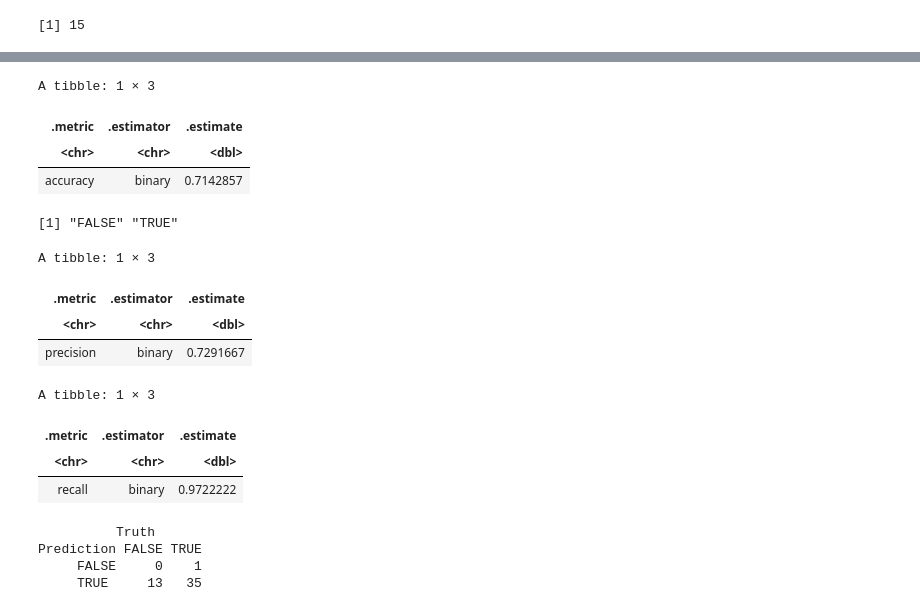
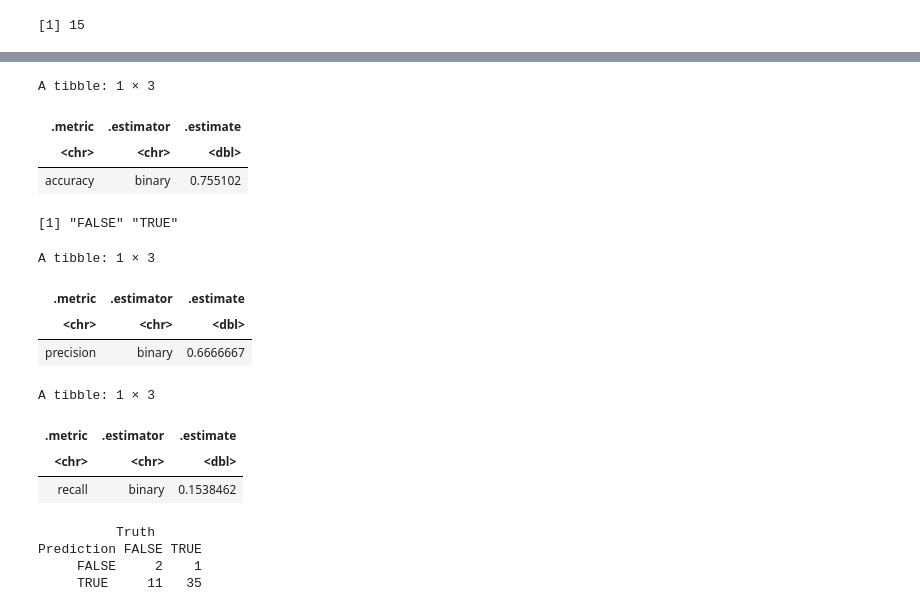
Before and after one commit to Rico-rgb/dsci-100-project-template, a Jupyter notebook: project real.ipynb, the cells around one changed output, grey strips where cells are left out. Saved outputs shown, nothing was run; the diff lists cells and outputs as text; code cells hidden in the pictures.

```diff
--- a/project real.ipynb
+++ b/project real.ipynb
@@ -111,4 +119,5 @@ Warning message:
 # %%
+set.seed(23)
 # This cell is for the KNN classification model for the prediction of subscriptions
 
 player_data_clean <- player_data_clean |>
@@ -144,8 +153,10 @@ knn_workflow <- workflow() |>
   collect_metrics()
 
 #find the best K to use in the model
-best_k <- knn_workflow |>
-          filter(.metric == "accuracy") |>
+accuracies <- knn_workflow |>
+          filter(.metric == "accuracy")
+
+best_k <- accuracies |>
           slice_max(mean, n = 1) |>
           pull(neighbors)
 best_k
@@ -154,48 +179,49 @@ best_k
 # %%
+set.seed(29)
 #use the best k to train the model once again
 knn_spec_best <- nearest_neighbor(weight_func = "rectangular", neighbors = best_k) |>
   set_engine("kknn") |>
   set_mode("classification")
 
 knn_fit <- workflow() |>
   add_recipe(knn_recipe) |>
   add_model(knn_spec_best) |>
   fit(data = train_data)
 
 #Use the new trained model to make predictions on the test set, look at its confusion matrix and assess its accuracy, precision, and recall
 player_test_predictions <- predict(knn_fit, test_data) |>
   bind_cols(test_data)
 
 player_test_predictions |>
   metrics(truth = subscribe, estimate = .pred_class) |>
   filter(.metric == "accuracy")
 
 player_test_predictions |> pull(subscribe) |> levels()
 
 player_test_predictions |>
-    precision(truth = subscribe, estimate = .pred_class, event_level = "second")
+    precision(truth = subscribe, estimate = .pred_class, event_level = "first")
 
 player_test_predictions |>
-    recall(truth = subscribe, estimate = .pred_class, event_level = "second")
+    recall(truth = subscribe, estimate = .pred_class, event_level = "first")
 
 confusion <- player_test_predictions |>
              conf_mat(truth = subscribe, estimate = .pred_class)
 confusion
 # %% [output]
 A tibble: 1 × 3
 | .metric | .estimator | .estimate |
 | <chr> | <chr> | <dbl> |
-| accuracy | binary | 0.7142857 |
+| accuracy | binary | 0.755102 |
 [1] "FALSE" "TRUE"
 A tibble: 1 × 3
 | .metric | .estimator | .estimate |
 | <chr> | <chr> | <dbl> |
-| precision | binary | 0.7291667 |
+| precision | binary | 0.6666667 |
 A tibble: 1 × 3
 | .metric | .estimator | .estimate |
 | <chr> | <chr> | <dbl> |
-| recall | binary | 0.9722222 |
+| recall | binary | 0.1538462 |
           Truth
 Prediction FALSE TRUE
-     FALSE     0    1
-     TRUE     13   35
+     FALSE     2    1
+     TRUE     11   35
```
Also changed, not shown: parts of 5 cells of this notebook.
